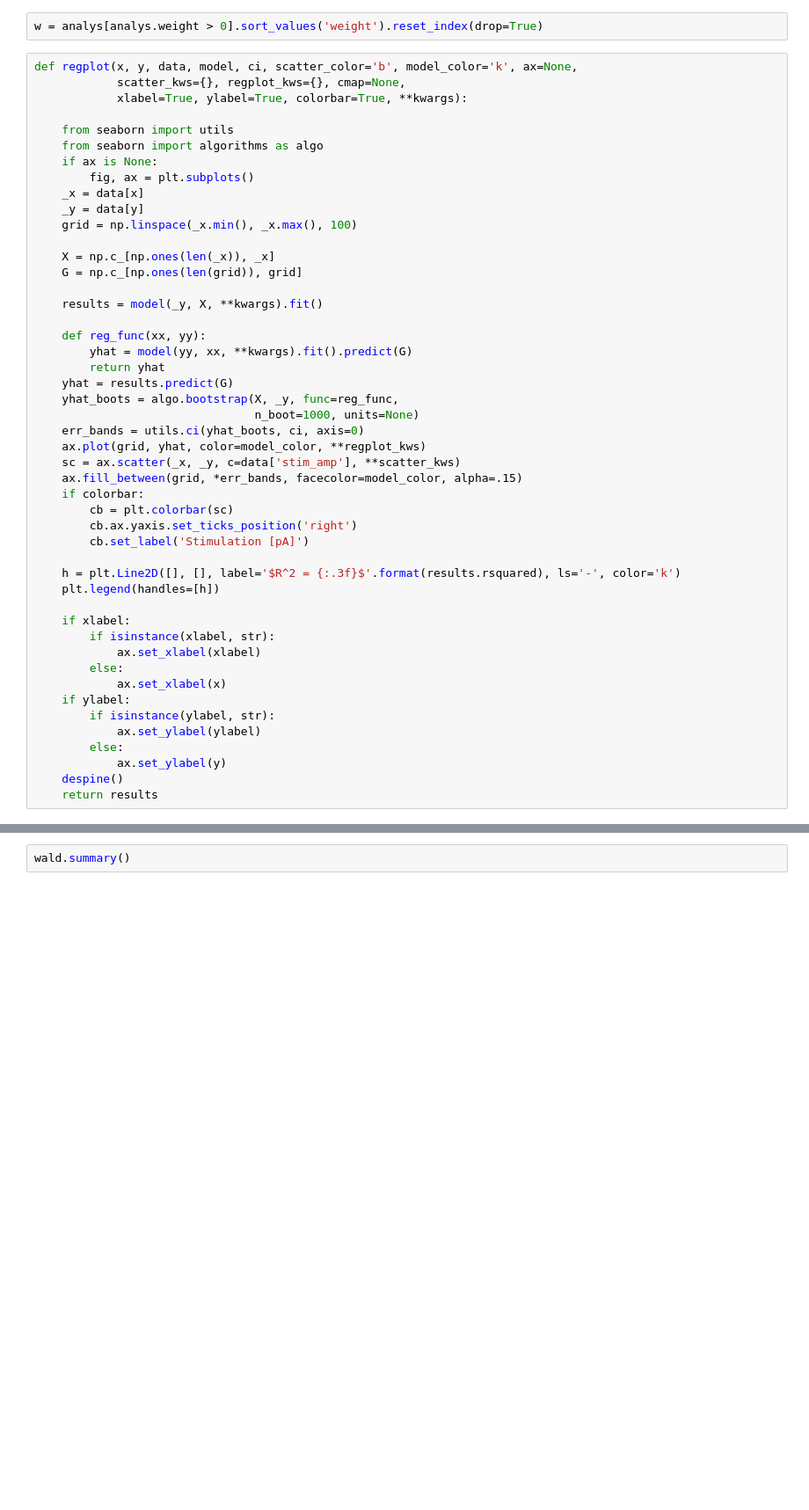
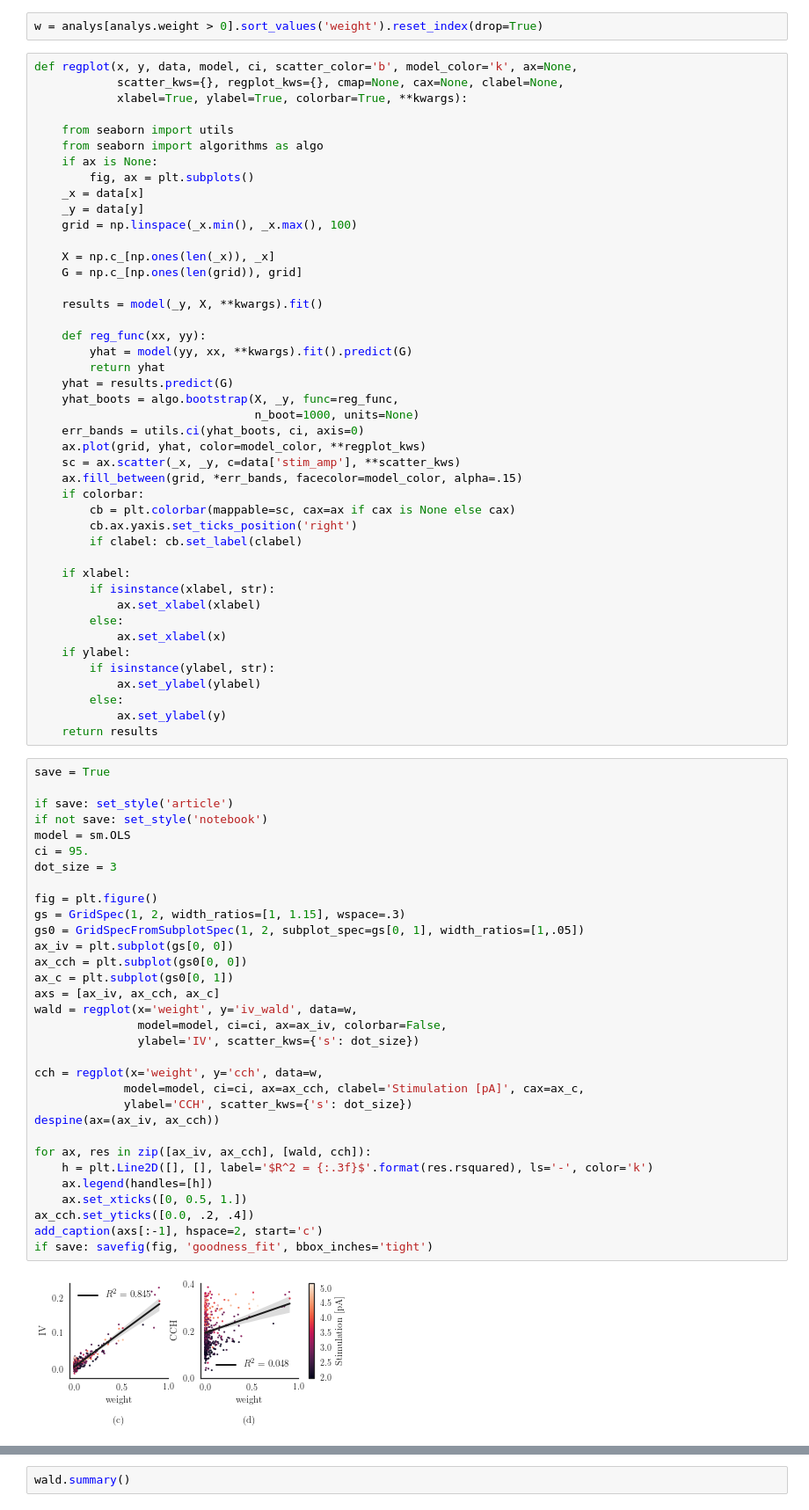
Before and after one commit to lepmik/causal-optogenetics-paper-data, a Jupyter notebook: Figure 5 Goodness of Fit.ipynb, the cells around one changed output, grey strips where cells are left out. Shown at 88% size. Cells and saved outputs as stored; diff of their text form; blank space fills up the shorter version.

```diff
--- a/Figure 5 Goodness of Fit.ipynb
+++ b/Figure 5 Goodness of Fit.ipynb
@@ -54,7 +46,7 @@ def normalize(x, y):
 w = analys[analys.weight > 0].sort_values('weight').reset_index(drop=True)
 # %%
 def regplot(x, y, data, model, ci, scatter_color='b', model_color='k', ax=None,
-            scatter_kws={}, regplot_kws={}, cmap=None,
+            scatter_kws={}, regplot_kws={}, cmap=None, cax=None, clabel=None,
             xlabel=True, ylabel=True, colorbar=True, **kwargs):
 
     from seaborn import utils
@@ -81,12 +73,9 @@ def regplot(x, y, data, model, ci, scatter_color='b', model_color='k', ax=None,
     sc = ax.scatter(_x, _y, c=data['stim_amp'], **scatter_kws)
     ax.fill_between(grid, *err_bands, facecolor=model_color, alpha=.15)
     if colorbar:
-        cb = plt.colorbar(sc)
+        cb = plt.colorbar(mappable=sc, cax=ax if cax is None else cax)
         cb.ax.yaxis.set_ticks_position('right')
-        cb.set_label('Stimulation [pA]')
-
-    h = plt.Line2D([], [], label='$R^2 = {:.3f}$'.format(results.rsquared), ls='-', color='k')
-    plt.legend(handles=[h])
+        if clabel: cb.set_label(clabel)
 
     if xlabel:
         if isinstance(xlabel, str):
@@ -98,6 +87,39 @@ def regplot(x, y, data, model, ci, scatter_color='b', model_color='k', ax=None,
             ax.set_ylabel(ylabel)
         else:
             ax.set_ylabel(y)
-    despine()
     return results
+# %%
+save = True
+
+if save: set_style('article')
+if not save: set_style('notebook')
+model = sm.OLS
+ci = 95.
+dot_size = 3
+
+fig = plt.figure()
+gs = GridSpec(1, 2, width_ratios=[1, 1.15], wspace=.3)
+gs0 = GridSpecFromSubplotSpec(1, 2, subplot_spec=gs[0, 1], width_ratios=[1,.05])
+ax_iv = plt.subplot(gs[0, 0])
+ax_cch = plt.subplot(gs0[0, 0])
+ax_c = plt.subplot(gs0[0, 1])
+axs = [ax_iv, ax_cch, ax_c]
+wald = regplot(x='weight', y='iv_wald', data=w,
+               model=model, ci=ci, ax=ax_iv, colorbar=False,
+               ylabel='IV', scatter_kws={'s': dot_size})
+
+cch = regplot(x='weight', y='cch', data=w,
+             model=model, ci=ci, ax=ax_cch, clabel='Stimulation [pA]', cax=ax_c,
+             ylabel='CCH', scatter_kws={'s': dot_size})
+despine(ax=(ax_iv, ax_cch))
+
+for ax, res in zip([ax_iv, ax_cch], [wald, cch]):
+    h = plt.Line2D([], [], label='$R^2 = {:.3f}$'.format(res.rsquared), ls='-', color='k')
+    ax.legend(handles=[h])
+    ax.set_xticks([0, 0.5, 1.])
+ax_cch.set_yticks([0.0, .2, .4])
+add_caption(axs[:-1], hspace=2, start='c')
+if save: savefig(fig, 'goodness_fit', bbox_inches='tight')
+# %% [output]
+[figure, added]
 # %%
```
Also changed, not shown: parts of 4 cells of this notebook, 17 other files.
